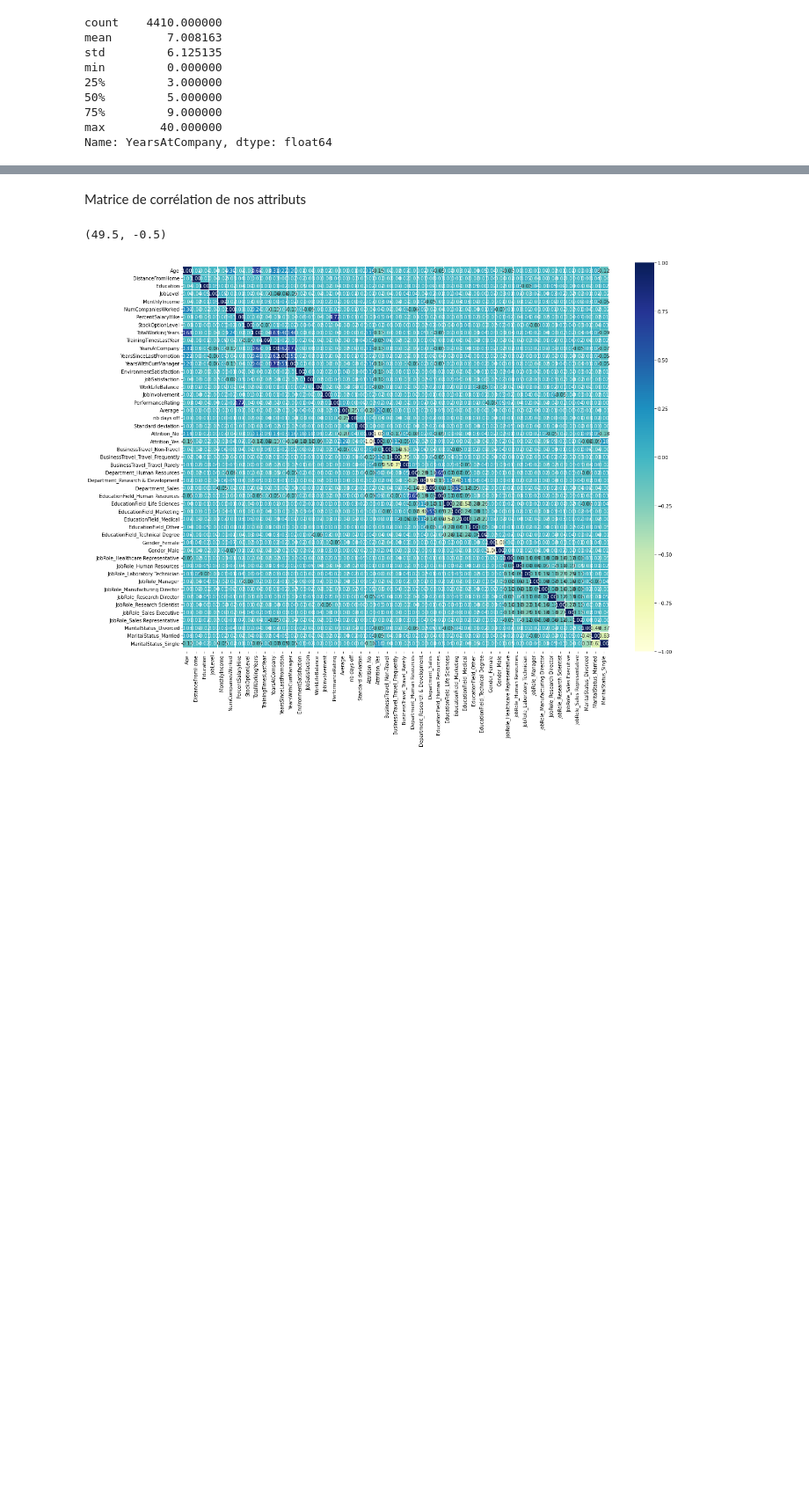
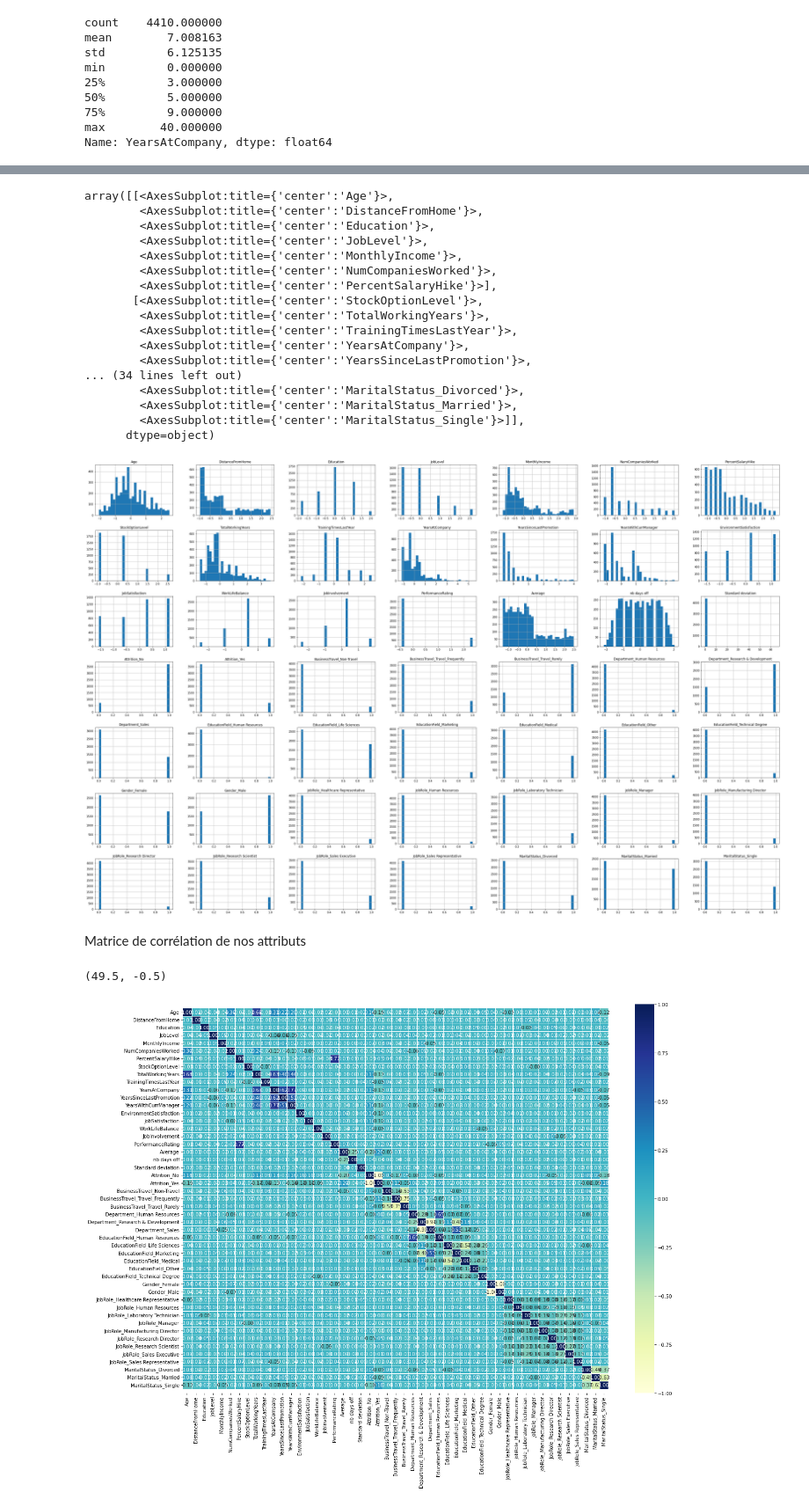
Before and after one commit to Mathieubola/ProjetIA, a Jupyter notebook: 3-Analyse.ipynb, the cells around one changed output, grey strips where cells are left out. Shown at 88% size. Cells and saved outputs as stored; diff of their text form; code cells hidden in the pictures; blank space fills up the shorter version.

```diff
--- a/3-Analyse.ipynb
+++ b/3-Analyse.ipynb
@@ -200,3 +143,24 @@ for col in main_dataset_prepared.select_dtypes({'int64', 'float64','uint8'}) :
+# %%
+main_dataset_prepared.hist(bins=30, figsize=(45,30))
+# %% [output]
+array([[<AxesSubplot:title={'center':'Age'}>,
+        <AxesSubplot:title={'center':'DistanceFromHome'}>,
+        <AxesSubplot:title={'center':'Education'}>,
+        <AxesSubplot:title={'center':'JobLevel'}>,
+        <AxesSubplot:title={'center':'MonthlyIncome'}>,
+        <AxesSubplot:title={'center':'NumCompaniesWorked'}>,
+        <AxesSubplot:title={'center':'PercentSalaryHike'}>],
+       [<AxesSubplot:title={'center':'StockOptionLevel'}>,
+        <AxesSubplot:title={'center':'TotalWorkingYears'}>,
+        <AxesSubplot:title={'center':'TrainingTimesLastYear'}>,
+        <AxesSubplot:title={'center':'YearsAtCompany'}>,
+        <AxesSubplot:title={'center':'YearsSinceLastPromotion'}>,
+... (34 lines left out)
+        <AxesSubplot:title={'center':'MaritalStatus_Divorced'}>,
+        <AxesSubplot:title={'center':'MaritalStatus_Married'}>,
+        <AxesSubplot:title={'center':'MaritalStatus_Single'}>]],
+      dtype=object)
+[figure, added]
 # %% [markdown]
 Matrice de corrélation de nos attributs
 # %%
```
Also changed, not shown: parts of 9 cells of this notebook, 5 other files.
